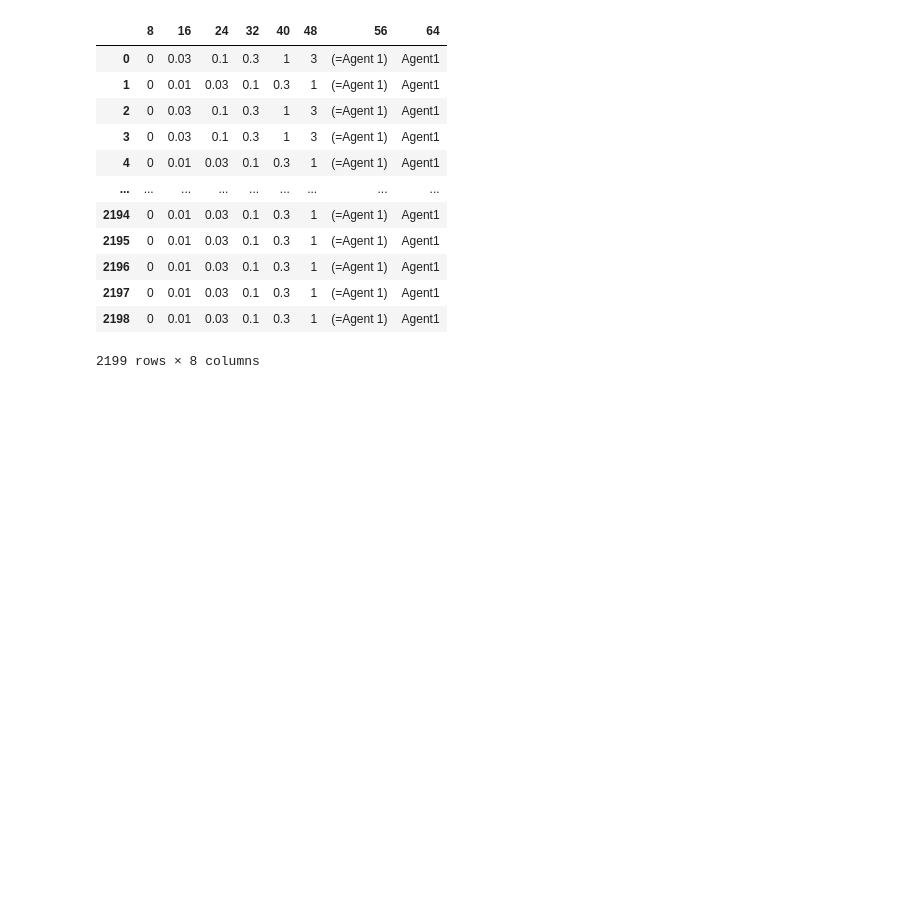
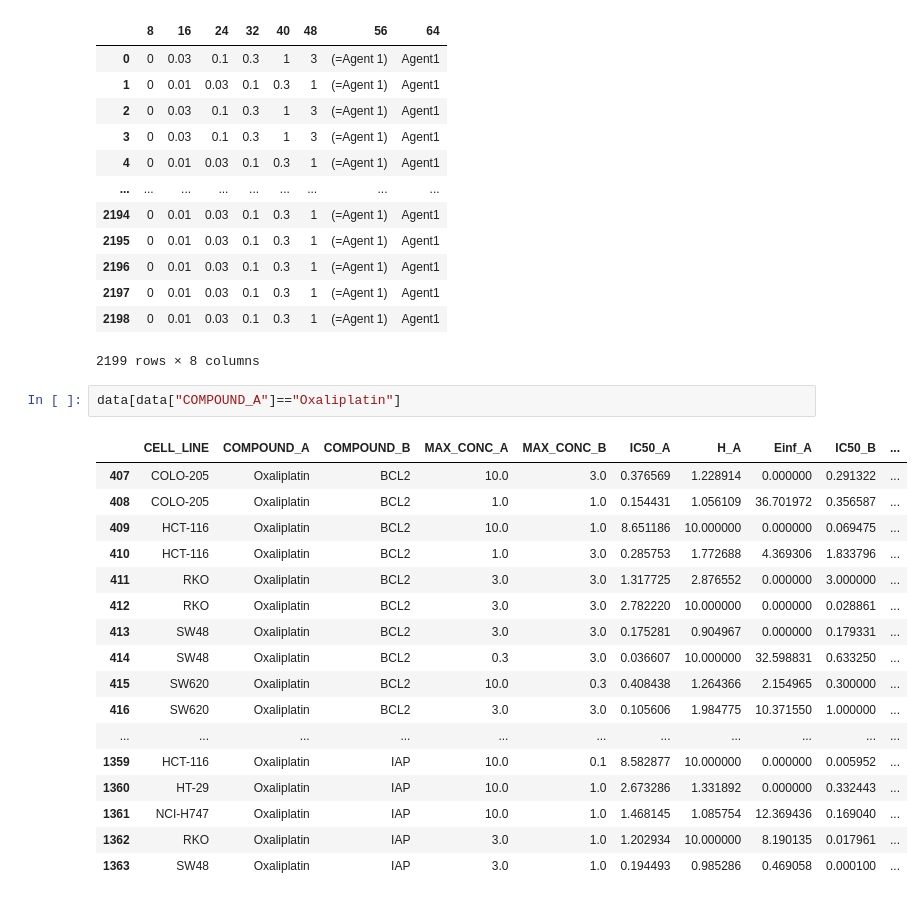
Before and after one commit to stefanhuber1510/marbleProject, a Jupyter notebook: reproducingYuanfang/reproduction1.ipynb, the cells around one changed output. Drawn from its saved outputs; the diff is of its cells as text; blank space fills up the shorter version.

```diff
--- a/reproducingYuanfang/reproduction1.ipynb
+++ b/reproducingYuanfang/reproduction1.ipynb
@@ -82,3 +96,23 @@ df.loc[:,[8,16,24,32,40,48]]
 | 2197 | 0 | 0.01 | 0.03 | 0.1 | 0.3 | 1 | (=Agent 1) | Agent1 |
 | 2198 | 0 | 0.01 | 0.03 | 0.1 | 0.3 | 1 | (=Agent 1) | Agent1 |
 2199 rows × 8 columns
+# %%
+data[data["COMPOUND_A"]=="Oxaliplatin"]
+# %% [output]
+|  | CELL_LINE | COMPOUND_A | COMPOUND_B | MAX_CONC_A | MAX_CONC_B | IC50_A | H_A | Einf_A | IC50_B | ... |
+| 407 | COLO-205 | Oxaliplatin | BCL2 | 10.0 | 3.0 | 0.376569 | 1.228914 | 0.000000 | 0.291322 | ... |
+| 408 | COLO-205 | Oxaliplatin | BCL2 | 1.0 | 1.0 | 0.154431 | 1.056109 | 36.701972 | 0.356587 | ... |
+| 409 | HCT-116 | Oxaliplatin | BCL2 | 10.0 | 1.0 | 8.651186 | 10.000000 | 0.000000 | 0.069475 | ... |
+| 410 | HCT-116 | Oxaliplatin | BCL2 | 1.0 | 3.0 | 0.285753 | 1.772688 | 4.369306 | 1.833796 | ... |
+| 411 | RKO | Oxaliplatin | BCL2 | 3.0 | 3.0 | 1.317725 | 2.876552 | 0.000000 | 3.000000 | ... |
+| 412 | RKO | Oxaliplatin | BCL2 | 3.0 | 3.0 | 2.782220 | 10.000000 | 0.000000 | 0.028861 | ... |
+| 413 | SW48 | Oxaliplatin | BCL2 | 3.0 | 3.0 | 0.175281 | 0.904967 | 0.000000 | 0.179331 | ... |
+| 414 | SW48 | Oxaliplatin | BCL2 | 0.3 | 3.0 | 0.036607 | 10.000000 | 32.598831 | 0.633250 | ... |
+| 415 | SW620 | Oxaliplatin | BCL2 | 10.0 | 0.3 | 0.408438 | 1.264366 | 2.154965 | 0.300000 | ... |
+| 416 | SW620 | Oxaliplatin | BCL2 | 3.0 | 3.0 | 0.105606 | 1.984775 | 10.371550 | 1.000000 | ... |
+| ... | ... | ... | ... | ... | ... | ... | ... | ... | ... | ... |
+| 1359 | HCT-116 | Oxaliplatin | IAP | 10.0 | 0.1 | 8.582877 | 10.000000 | 0.000000 | 0.005952 | ... |
+| 1360 | HT-29 | Oxaliplatin | IAP | 10.0 | 1.0 | 2.673286 | 1.331892 | 0.000000 | 0.332443 | ... |
+| 1361 | NCI-H747 | Oxaliplatin | IAP | 10.0 | 1.0 | 1.468145 | 1.085754 | 12.369436 | 0.169040 | ... |
+| 1362 | RKO | Oxaliplatin | IAP | 3.0 | 1.0 | 1.202934 | 10.000000 | 8.190135 | 0.017961 | ... |
+| 1363 | SW48 | Oxaliplatin | IAP | 3.0 | 1.0 | 0.194493 | 0.985286 | 0.469058 | 0.000100 | ... |
```
Also changed, not shown: parts of 5 cells of this notebook, 3 other files.
